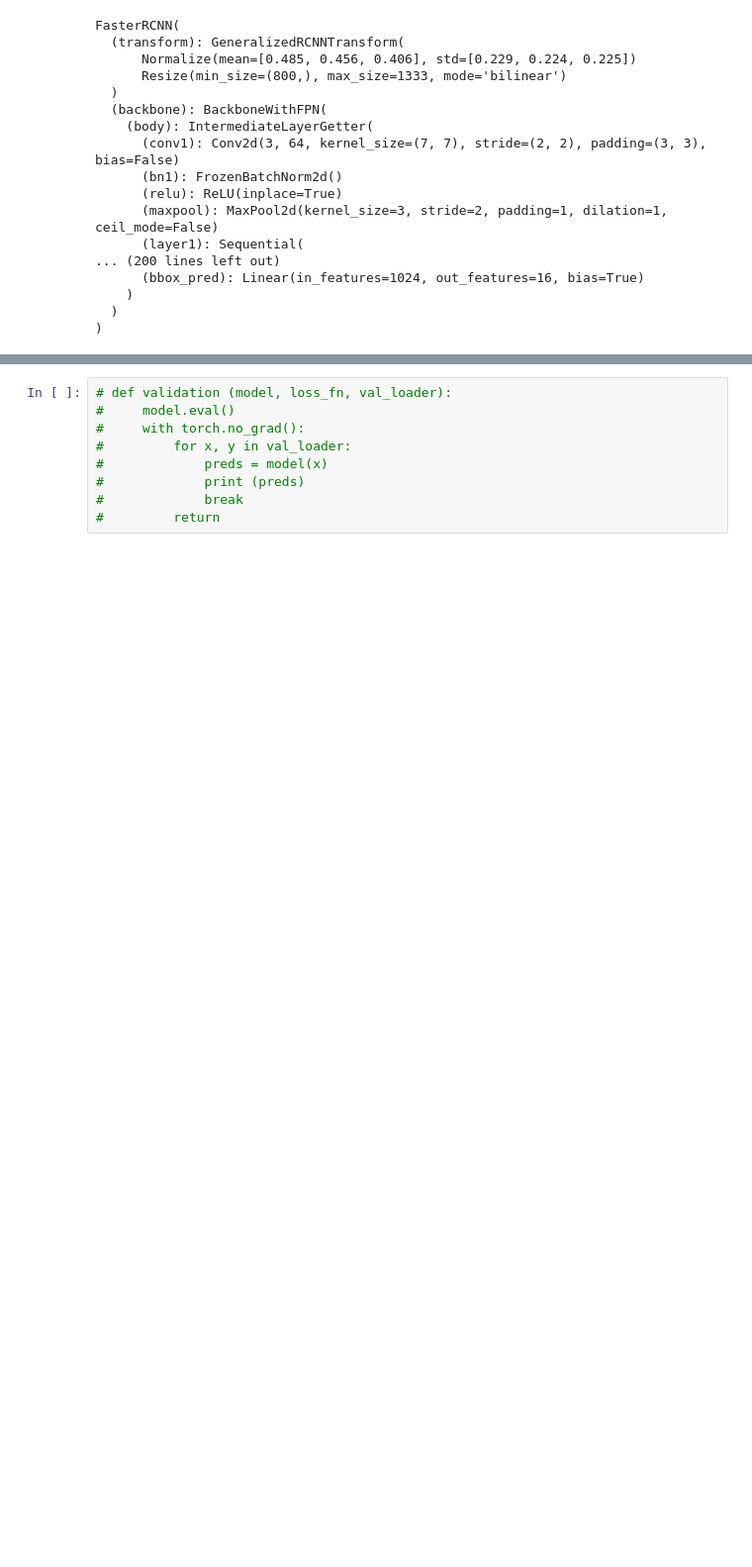
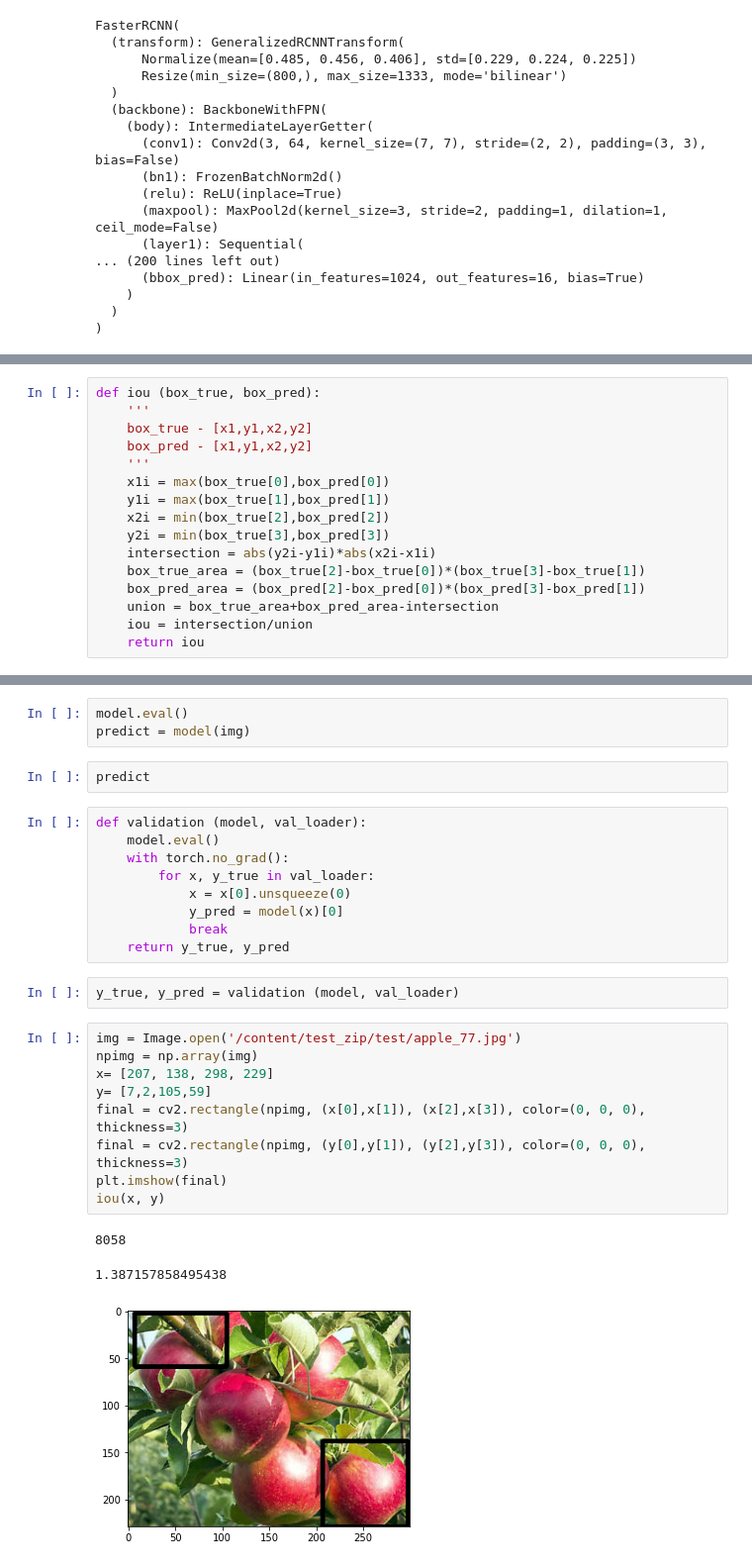
Before and after one commit to Catolampus/Fruit_detection, a Jupyter notebook: Fruit_detection_train.ipynb, the cells around one changed output, grey strips where cells are left out. Shown: that part at 99% size. Drawn from its saved outputs; the diff is of its cells as text; blank space fills up the shorter version.

```diff
--- a/Fruit_detection_train.ipynb
+++ b/Fruit_detection_train.ipynb
@@ -221,3 +223,19 @@ def my_train(model, optimizer, train_set):
         optimizer.step()
     print(f'loss for epoch {save_loss}')
     return save_loss
+# %%
+def iou (box_true, box_pred):
+    '''
+    box_true - [x1,y1,x2,y2]
+    box_pred - [x1,y1,x2,y2]
+    '''
+    x1i = max(box_true[0],box_pred[0])
+    y1i = max(box_true[1],box_pred[1])
+    x2i = min(box_true[2],box_pred[2])
+    y2i = min(box_true[3],box_pred[3])
+    intersection = abs(y2i-y1i)*abs(x2i-x1i)
+    box_true_area = (box_true[2]-box_true[0])*(box_true[3]-box_true[1])
+    box_pred_area = (box_pred[2]-box_pred[0])*(box_pred[3]-box_pred[1])
+    union = box_true_area+box_pred_area-intersection
+    iou = intersection/union
+    return iou
@@ -238,9 +264,29 @@ loss for epoch 9.412322219461203
+# %%
+model.eval()
+predict = model(img)
+# %%
+predict
 # %%
-# def validation (model, loss_fn, val_loader):
-#     model.eval()
-#     with torch.no_grad():
-#         for x, y in val_loader:
-#             preds = model(x)
-#             print (preds)
-#             break
-#         return
+def validation (model, val_loader):
+    model.eval()
+    with torch.no_grad():
+        for x, y_true in val_loader:
+            x = x[0].unsqueeze(0)
+            y_pred = model(x)[0]
+            break
+    return y_true, y_pred
+# %%
+y_true, y_pred = validation (model, val_loader)
+# %%
+img = Image.open('/content/test_zip/test/apple_77.jpg')
+npimg = np.array(img)
+x= [207, 138, 298, 229]
+y= [7,2,105,59]
+final = cv2.rectangle(npimg, (x[0],x[1]), (x[2],x[3]), color=(0, 0, 0), thickness=3)
+final = cv2.rectangle(npimg, (y[0],y[1]), (y[2],y[3]), color=(0, 0, 0), thickness=3)
+plt.imshow(final)
+iou(x, y)
+# %% [output]
+8058
+1.387157858495438
+[figure, added]
```
Also changed, not shown: parts of 15 cells of this notebook.
